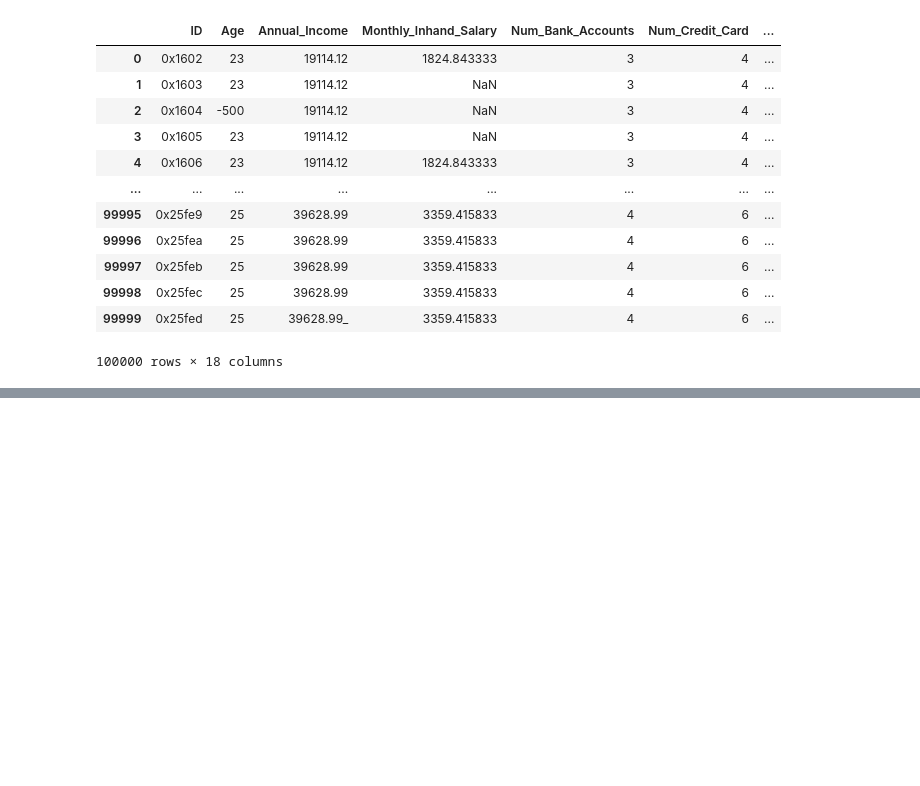
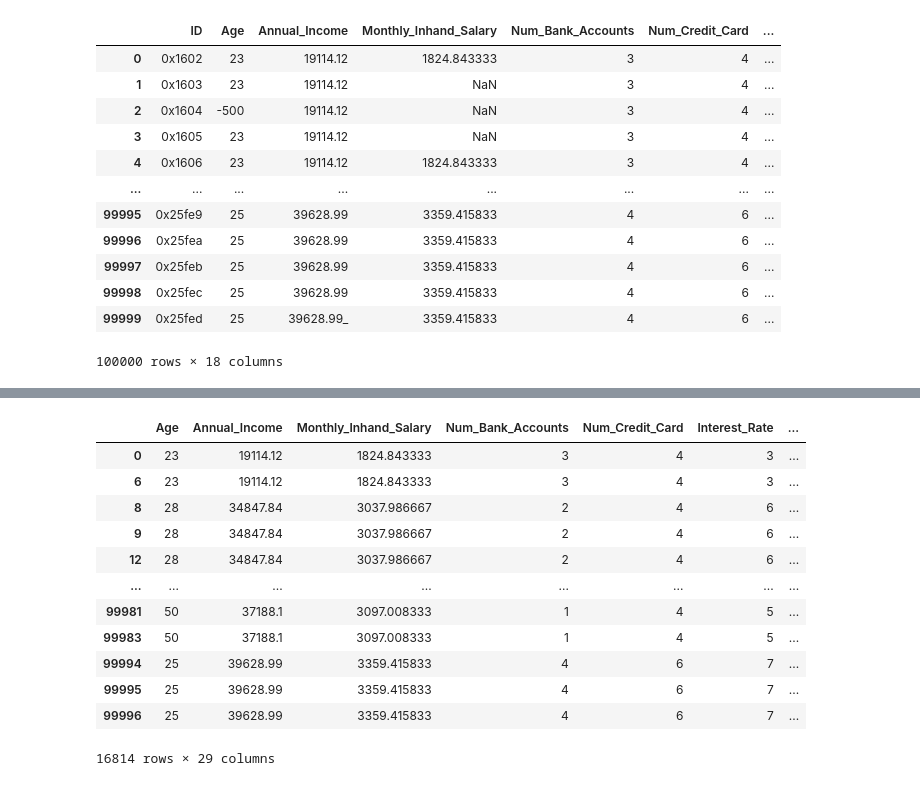
Before and after one commit to Hummaton/Credit-Score-Classifier, a Jupyter notebook: dataset/preprocess.ipynb, the cells around one changed output, grey strips where cells are left out. Drawn from its saved outputs; the diff is of its cells as text; code cells hidden in the pictures; blank space fills up the shorter version.

```diff
--- a/dataset/preprocess.ipynb
+++ b/dataset/preprocess.ipynb
@@ -89,3 +121,25 @@ display(dataset)
+# %%
+# Perform one hot encoding for Payment_Behavior
+dataset = dataset[dataset['Payment_Behaviour'] != '!@9#%8']
+
+payment_encoded = pd.get_dummies(dataset['Payment_Behaviour'])
+payment_encoded = payment_encoded.astype(int)
+dataset = pd.concat([dataset, payment_encoded], axis=1)
+display(dataset)
+# %% [output]
+|  | Age | Annual_Income | Monthly_Inhand_Salary | Num_Bank_Accounts | Num_Credit_Card | Interest_Rate | ... |
+| 0 | 23 | 19114.12 | 1824.843333 | 3 | 4 | 3 | ... |
+| 6 | 23 | 19114.12 | 1824.843333 | 3 | 4 | 3 | ... |
+| 8 | 28 | 34847.84 | 3037.986667 | 2 | 4 | 6 | ... |
+| 9 | 28 | 34847.84 | 3037.986667 | 2 | 4 | 6 | ... |
+| 12 | 28 | 34847.84 | 3037.986667 | 2 | 4 | 6 | ... |
+| ... | ... | ... | ... | ... | ... | ... | ... |
+| 99981 | 50 | 37188.1 | 3097.008333 | 1 | 4 | 5 | ... |
+| 99983 | 50 | 37188.1 | 3097.008333 | 1 | 4 | 5 | ... |
+| 99994 | 25 | 39628.99 | 3359.415833 | 4 | 6 | 7 | ... |
+| 99995 | 25 | 39628.99 | 3359.415833 | 4 | 6 | 7 | ... |
+| 99996 | 25 | 39628.99 | 3359.415833 | 4 | 6 | 7 | ... |
+16814 rows × 29 columns
 # %%
 
 
```
Also changed, not shown: parts of 3 cells of this notebook.
